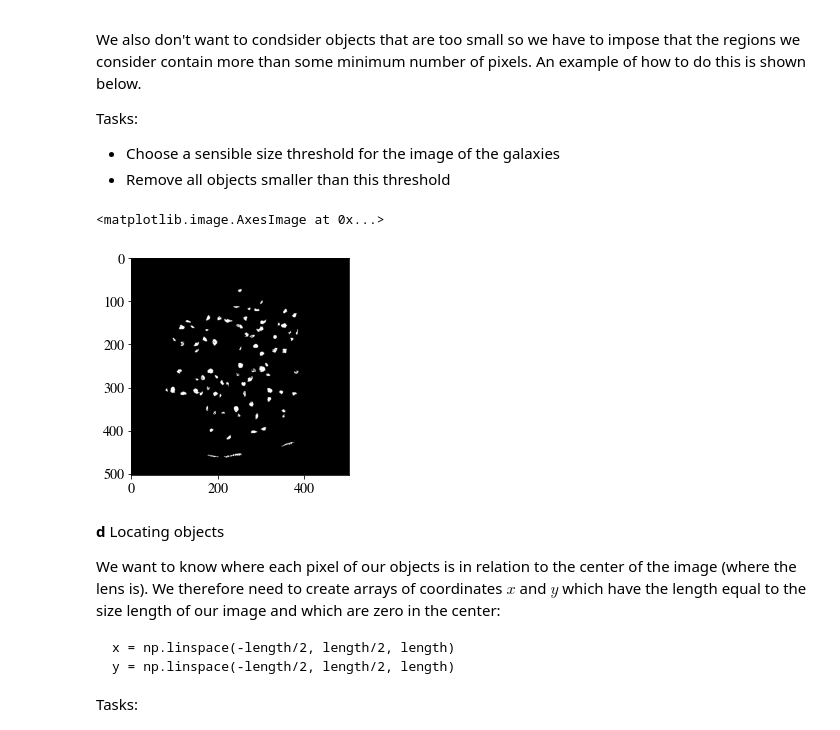
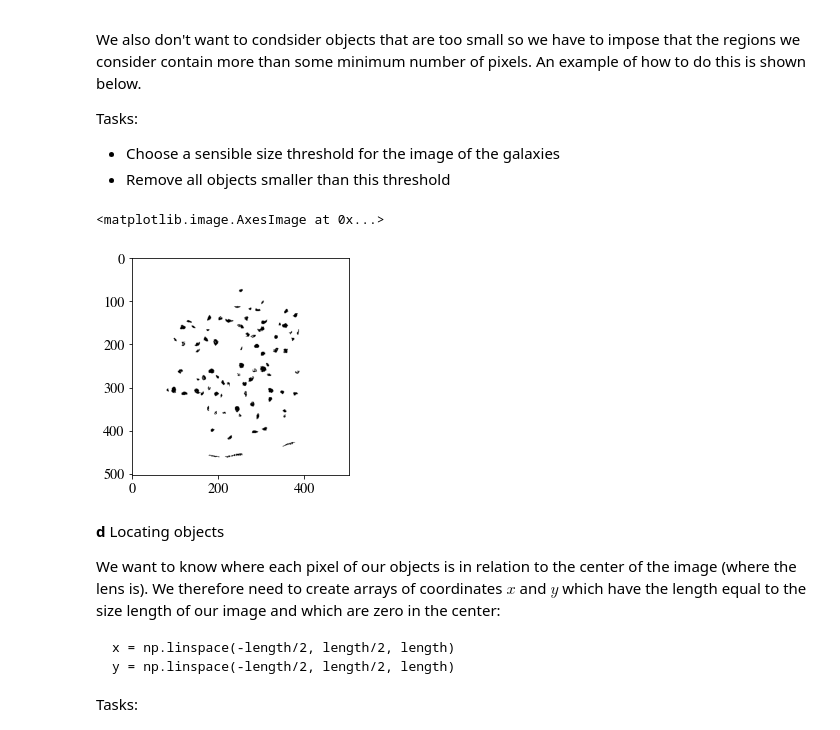
Before and after one commit to Dark-Matter-Textbook/Notebook-Exercises, a Jupyter notebook: Problems/gravitational_lensing/lensing-problems.ipynb, the cells around one changed output. Cells and saved outputs as stored; diff of their text form; code cells hidden in the pictures.

```diff
--- a/Problems/gravitational_lensing/lensing-problems.ipynb
+++ b/Problems/gravitational_lensing/lensing-problems.ipynb
@@ -45,16 +45,14 @@ Tasks:
 - Load the first image provided called "galaxies1.npy"
 - Plot the image as done below
 # %%
-from PIL import Image
+from skimage.io import imread
 
-# Open image in grayscale
-img = Image.open('images/example.png').convert('RGB')
-# Convert to array
-img_array = np.array(img)
-# Close image file
-img.close()
+img = imread('images/example.png')
+
+# Combine RBG channels for simplicity
+img_array = img.sum(axis = 2)
 
 plt.figure(figsize = (5,5))
-imgplot = plt.imshow(img_array, cmap = 'binary_r')
+imgplot = plt.imshow(img_array, cmap = 'YlOrBr_r')
 plt.show()
 # %% [output]
@@ -79,10 +77,10 @@ Note that while in this example we choose our connected regions to be based on <
 - Convert the image into a binary image with some threshold value.
 - Play around with different values until you find something that seems appropriate. This should be large enough to allow most of the different galaxies to be distinguished but not so large as to lose many of the smaller/fainter galaxies.
 # %%
-from scipy.ndimage.measurements import label
+from scipy.ndimage import label
 
-binaryImage = np.zeros(img.shape)
-binaryImage[img<50] = 1
+binaryImage = np.zeros(img_array.shape)
+binaryImage[img_array<150] = 1
 
 labeled_image, num_features = label(binaryImage)
 
@@ -90,8 +88,8 @@ plt.figure(figsize = (9,5))
 ax1 = plt.subplot(121)
 ax2 = plt.subplot(122)
 
-
-ax1.imshow(binaryImage, cmap = 'inferno')
-ax2.imshow(labeled_image, cmap = 'inferno')
+ax1.imshow(binaryImage, cmap = 'binary_r',interpolation='none')
+# See different labels
+ax2.imshow(labeled_image, cmap = 'flag_r',interpolation='none')
 # %% [output]
 <matplotlib.image.AxesImage at 0x...>
@@ -108,19 +106,20 @@ Tasks:
 - Choose a sensible size threshold for the image of the galaxies
 - Remove all objects smaller than this threshold
 # %%
-NoSmallObjects = np.zeros(img.shape)
+NoSmallObjects = np.zeros(img_array.shape)
 sizeThreshold = 20
 
 for i in range(1, num_features):
     mask = labeled_image==i
     length = len(labeled_image[mask])
     if length > sizeThreshold:
         NoSmallObjects[mask] = 1
 
-plt.imshow(NoSmallObjects, cmap = 'binary_r')
+# Show filtered image
+plt.imshow(NoSmallObjects, cmap = 'binary')
 # %% [output]
 <matplotlib.image.AxesImage at 0x...>
-[figure, old version]
+[figure, new version]
 # %% [markdown]
 <b>d</b> Locating objects
 
```
Also changed, not shown: parts of 4 cells of this notebook, 1 other file.
